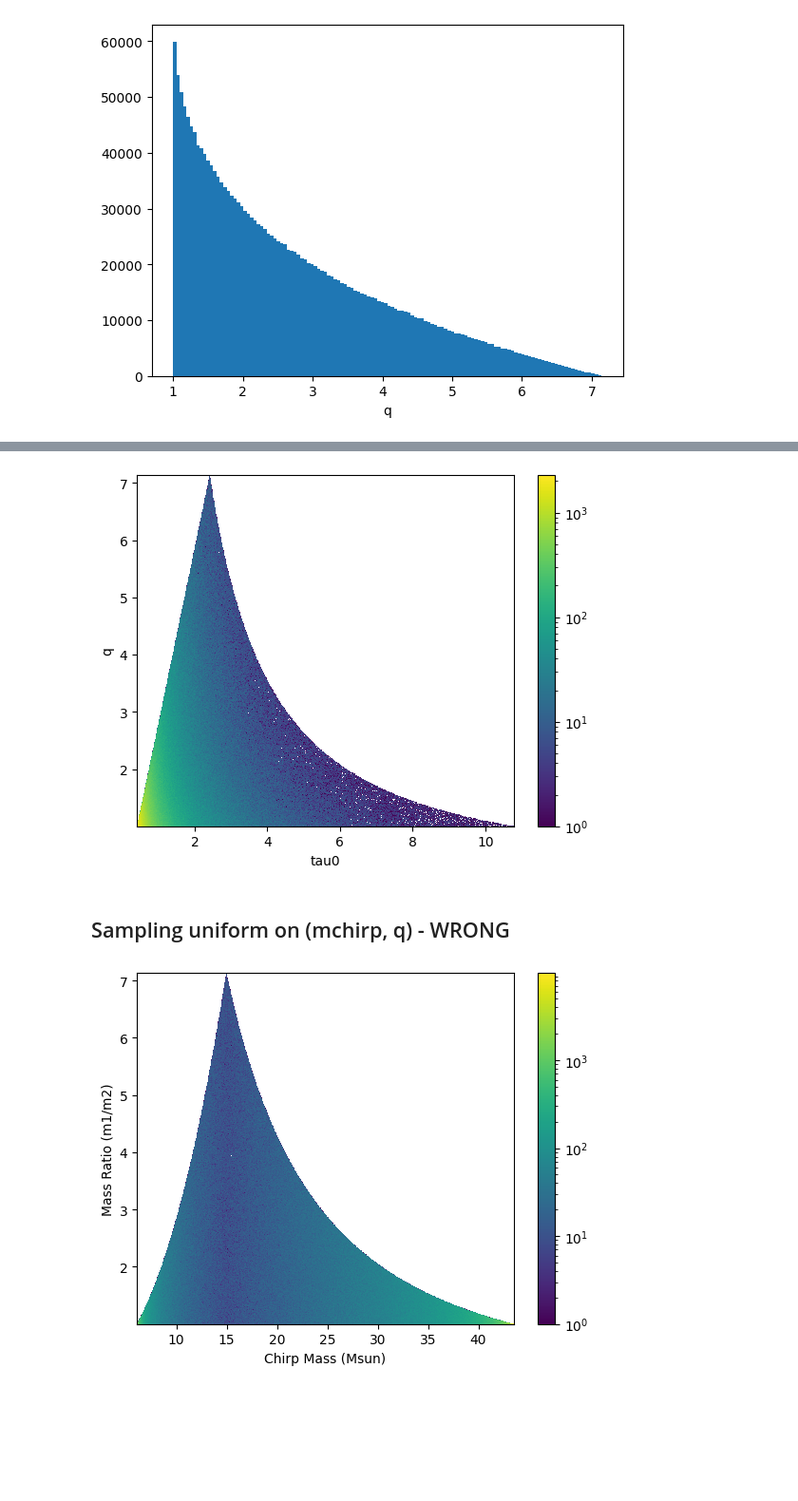
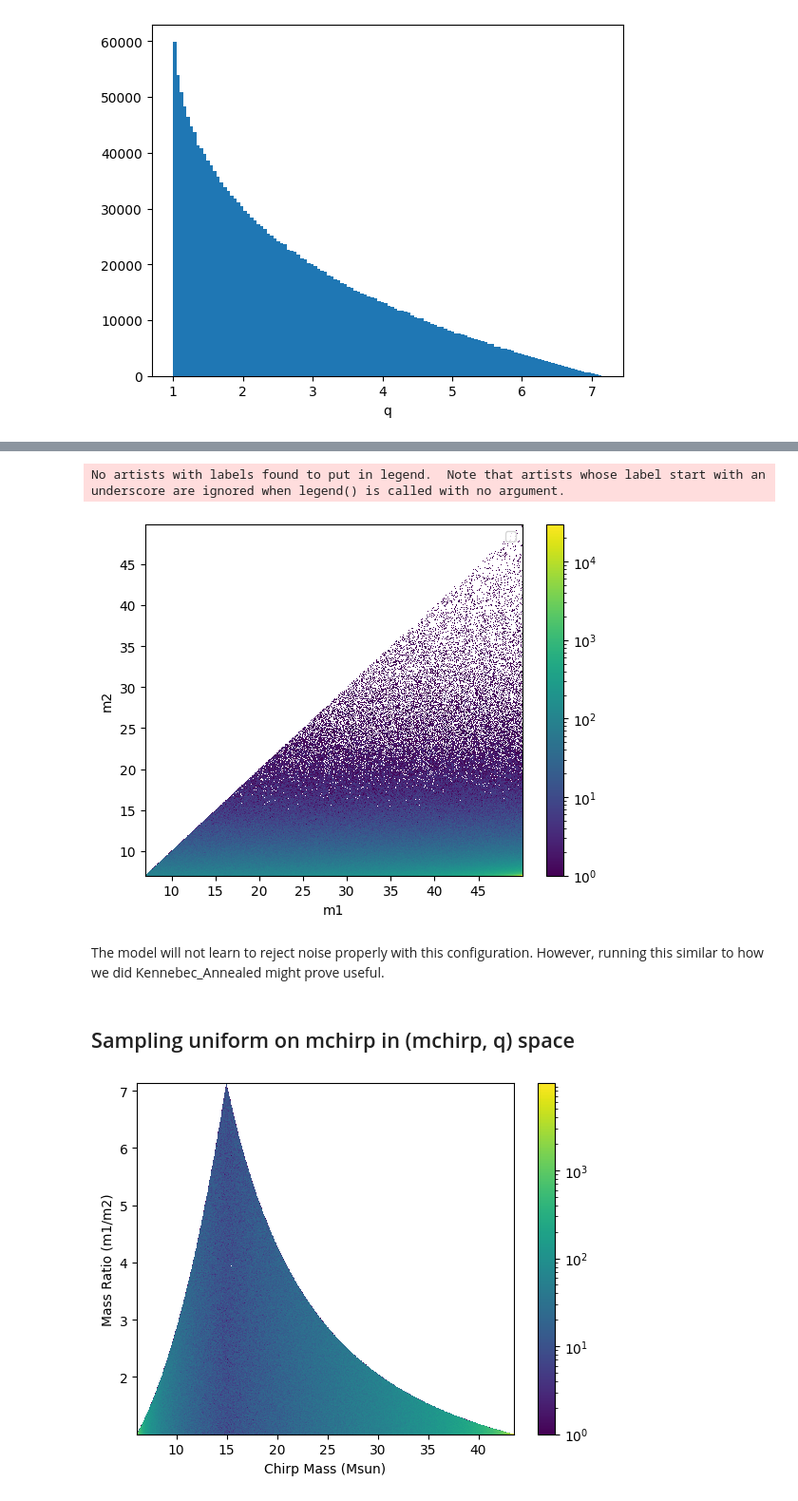
Before and after one commit to nnarenraju/sage, a Jupyter notebook: notebooks/template_placement.ipynb, the cells around one changed output, grey strips where cells are left out. Shown at 95% size. Drawn from its saved outputs; the diff is of its cells as text; code cells hidden in the pictures; blank space fills up the shorter version.

Commit message:
Added code on uniform sampling on q

```diff
--- a/notebooks/template_placement.ipynb
+++ b/notebooks/template_placement.ipynb
@@ -408,0 +431,17 @@ plt.show()
+# %%
+## Get lines of constant mass ratio
+lines_of_q = np.random.uniform(1.0, m_max/m_min, num_samples)
+## For each mass ratio get the upper and lower bound on tau
+# Lower bound -- m1 = m_max, get m2, from m1, m2 get tau0
+lower_bound = {}
+lower_bound['m1'] = np.full(num_samples, m_max)
+lower_bound['m2'] = lower_bound['m1']/lines_of_q
+lower_bound['tau0'] = tau0_from_mass1_mass2(lower_bound['m1'], lower_bound['m2'], f_lower=20.0)
+# Upper bound -- m2 = m_min, get m1, from m1, m2 get tau0
+upper_bound = {}
+upper_bound['m2'] = np.full(num_samples, m_min)
+upper_bound['m1'] = upper_bound['m2']*lines_of_q
+upper_bound['tau0'] = tau0_from_mass1_mass2(upper_bound['m1'], upper_bound['m2'], f_lower=20.0)
+# %%
+# Sample within lower and upper bound provided for each q
+tau_samples = [np.random.uniform(lb, ub) for lb, ub in zip(lower_bound['tau0'], upper_bound['tau0'])]
@@ -408,0 +471,5 @@ plt.show()
+# %%
+mchirp = mchirp_from_tau0(np.array(tau_samples), f_lower=20.0)
+plt.hist(mchirp, bins=256)
+plt.xlabel('mchirp')
+plt.show()
@@ -409,8 +478,13 @@ plt.show()
+# %%
+m1 = mass1_from_mchirp_q(mchirp, lines_of_q)
+m2 = mass2_from_mchirp_q(mchirp, lines_of_q)
 # %%
-plt.hist2d(tau0, mass1/mass2, bins=1024, norm=mpl.colors.LogNorm())
-plt.xlabel('tau0')
-plt.ylabel('q')
+plt.hist2d(m1, m2, bins=1024, norm=mpl.colors.LogNorm())
+plt.xlabel('m1')
+plt.ylabel('m2')
 plt.colorbar()
+plt.legend()
 plt.show()
 # %% [output]
+No artists with labels found to put in legend.  Note that artists whose label start with an underscore are ignored when legend() is called with no argument.
-[figure, old version]
+[figure, new version]
@@ -420,5 +491,7 @@ lines_of_q = np.random.uniform(1.0, m_max/m_min, num_samples)
+# %% [markdown]
+The model will not learn to reject noise properly with this configuration. However, running this similar to how we did Kennebec_Annealed might prove useful.
 # %% [markdown]
-## Sampling uniform on (mchirp, q) - WRONG
+## Sampling uniform on mchirp in (mchirp, q) space
 # %%
 # Can we make it uniform on (mchirp, q)
 # No cubic roots involved!
```
Also changed, not shown: parts of 15 cells of this notebook.
